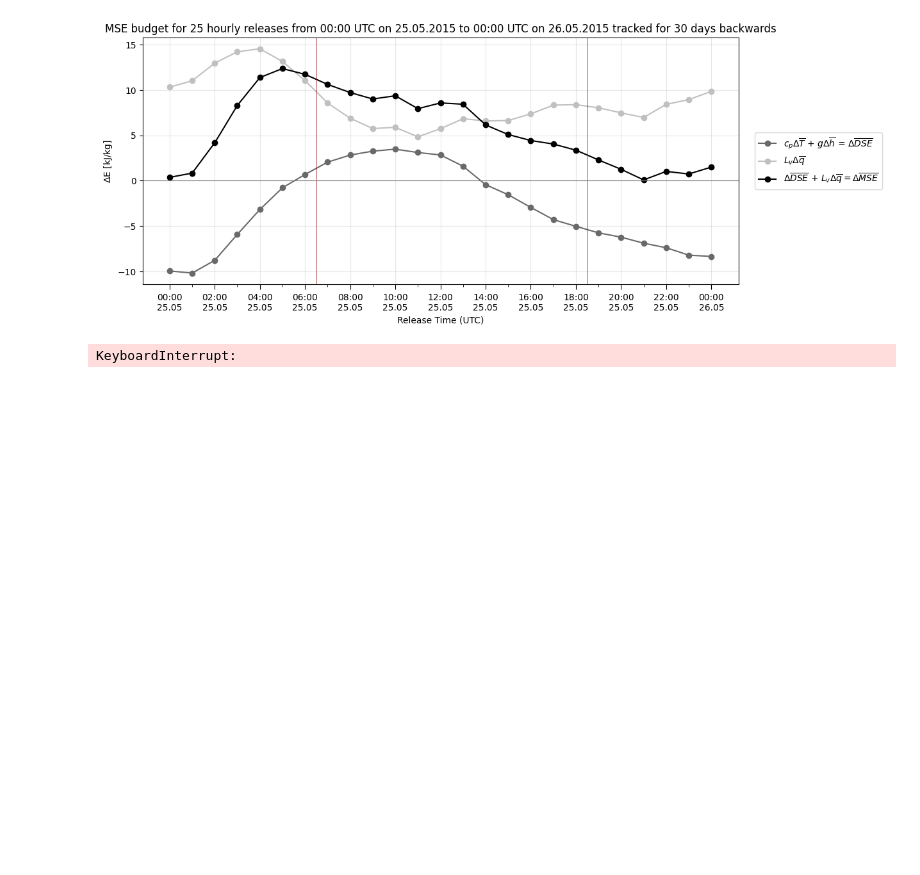
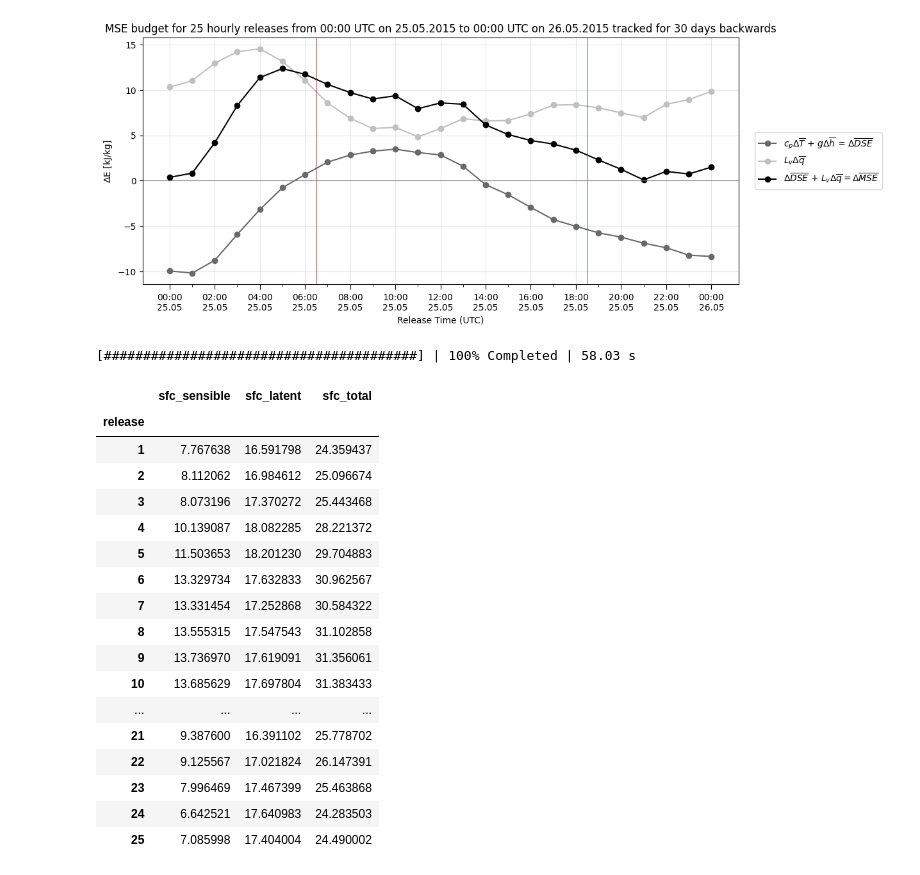
Before and after one commit to georgbrack/msc-thesis, a Jupyter notebook: analysis/process_fp_output/sanity_checks.ipynb, the cells around one changed output. Cells and saved outputs as stored; diff of their text form; code cells hidden in the pictures; blank space fills up the shorter version.

```diff
--- a/analysis/process_fp_output/sanity_checks.ipynb
+++ b/analysis/process_fp_output/sanity_checks.ipynb
@@ -68,21 +71,42 @@ Text(0.5, 1.0, 'MSE budget for 25 hourly releases from 00:00 UTC on 25.05.2015 t
 [figure]
 # %%
 with xr.open_dataset(flexpart_output_dir / "surface_maps.nc", chunks={}) as maps:
-    surface_budget_check = (
+    totals = (
         maps[["sfc_sensible", "sfc_latent"]]
         .sum(
             dim=["hours_before_release", "latitude", "longitude"],
             skipna=False,
             dtype=np.float64
         )
-        .compute()
-        .to_dataframe()[["sfc_sensible", "sfc_latent"]]
     )
+
+    with ProgressBar():
+        totals = totals.compute()
+
+    surface_budget_check = totals.to_dataframe()[["sfc_sensible", "sfc_latent"]]
 
 surface_budget_check["sfc_total"] = (
     surface_budget_check.sfc_sensible + surface_budget_check.sfc_latent
 )
 
 display(surface_budget_check / 1000)
 # %% [output]
-KeyboardInterrupt:
+[########################################] | 100% Completed | 58.03 s
+|  | sfc_sensible | sfc_latent | sfc_total |
+| release |  |  |  |
+| 1 | 7.767638 | 16.591798 | 24.359437 |
+| 2 | 8.112062 | 16.984612 | 25.096674 |
+| 3 | 8.073196 | 17.370272 | 25.443468 |
+| 4 | 10.139087 | 18.082285 | 28.221372 |
+| 5 | 11.503653 | 18.201230 | 29.704883 |
+| 6 | 13.329734 | 17.632833 | 30.962567 |
+| 7 | 13.331454 | 17.252868 | 30.584322 |
+| 8 | 13.555315 | 17.547543 | 31.102858 |
+| 9 | 13.736970 | 17.619091 | 31.356061 |
+| 10 | 13.685629 | 17.697804 | 31.383433 |
+| ... | ... | ... | ... |
+| 21 | 9.387600 | 16.391102 | 25.778702 |
+| 22 | 9.125567 | 17.021824 | 26.147391 |
+| 23 | 7.996469 | 17.467399 | 25.463868 |
+| 24 | 6.642521 | 17.640983 | 24.283503 |
+| 25 | 7.085998 | 17.404004 | 24.490002 |
```
Also changed, not shown: parts of 5 cells of this notebook, 6 other files.
